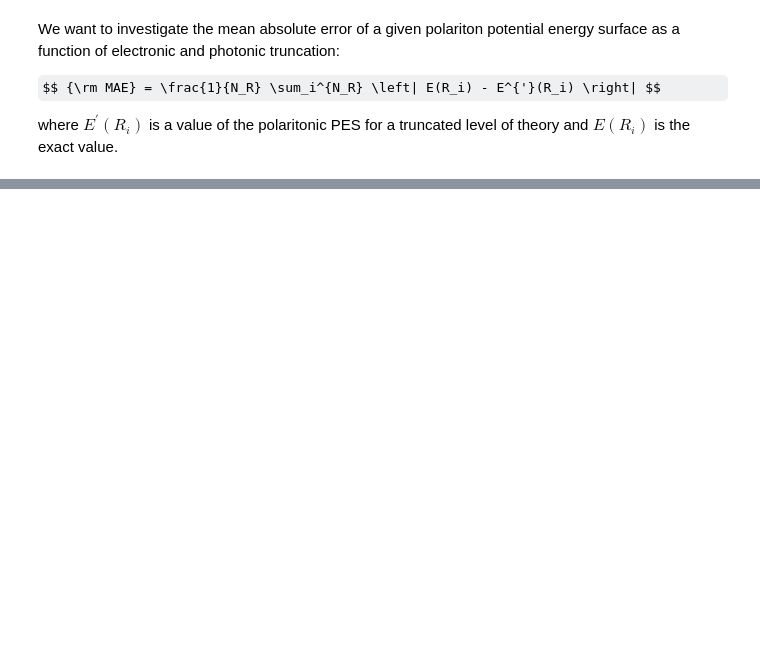
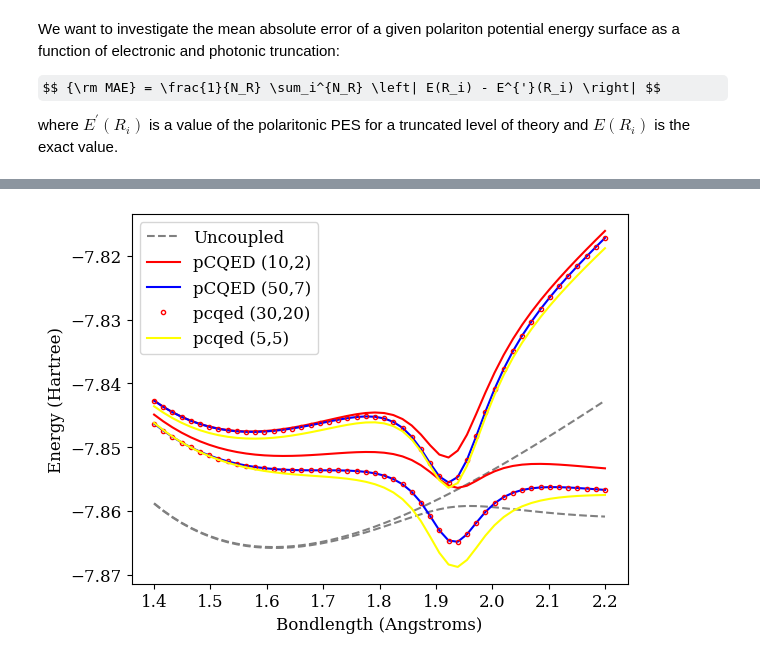
Before and after one commit to rubymanderna/SCQED-PCQED, a Jupyter notebook: examples/LiH_6311gss_QEDCAS.ipynb, the cells around one changed output, grey strips where cells are left out. Cells and saved outputs as stored; diff of their text form; code cells hidden in the pictures; some formulas as TeX source; blank space fills up the shorter version.

```diff
--- a/examples/LiH_6311gss_QEDCAS.ipynb
+++ b/examples/LiH_6311gss_QEDCAS.ipynb
@@ -445,0 +365,22 @@ plt.show()
+# %%
+plt.plot(r_array, E_array[:,0]+0.12086, 'grey', linestyle="dashed", label="Uncoupled")
+plt.plot(r_array, E_array[:,1], 'grey', linestyle="dashed")#, label="Ee Uncoupled")
+plt.plot(r_array, pcqed_nel10_np2[:,1], 'red', label="pCQED (10,2)")
+plt.plot(r_array, pcqed_nel10_np2[:,2], 'red')# label="pCQED (10,2)")
+plt.plot(r_array, pcqed_nel50_np7[:,1], 'blue',  label="pCQED (50,7)")
+plt.plot(r_array, pcqed_nel50_np7[:,2], 'blue')#,  label="pCQED (50,7)")
+plt.plot(r_array, pcqed_nel30_np20[:,1], 'ro', ms = 3, mfc = 'none', label="pcqed (30,20)")
+plt.plot(r_array, pcqed_nel30_np20[:,2], 'ro', ms = 3, mfc = 'none')
+# plt.plot(r_array, pcqed_nel50_np50[:,1], 'yo', ms = 3, mfc = 'none', label="pcqed (50,50)")
+# plt.plot(r_array, pcqed_nel50_np50[:,2], 'yo', ms = 3, mfc = 'none')
+plt.plot(r_array, pcqed_nel5_np5[:,1], 'yellow', ms = 3, mfc = 'none', label="pcqed (5,5)")
+plt.plot(r_array, pcqed_nel5_np5[:,2], 'yellow', ms = 3, mfc = 'none')
+# plt.xlim(1.4, 2.0)
+# plt.ylim(-7.765, -7.725)
+plt.ylabel("Energy (Hartree)")
+plt.xlabel("Bondlength (Angstroms)")
+plt.legend()
+plt.savefig("sto3g_lih_lp_up_lambda_05.png")
+plt.show()
+# %% [output]
+[figure, added]
```
Also changed, not shown: parts of 28 cells of this notebook, 8 other files.
